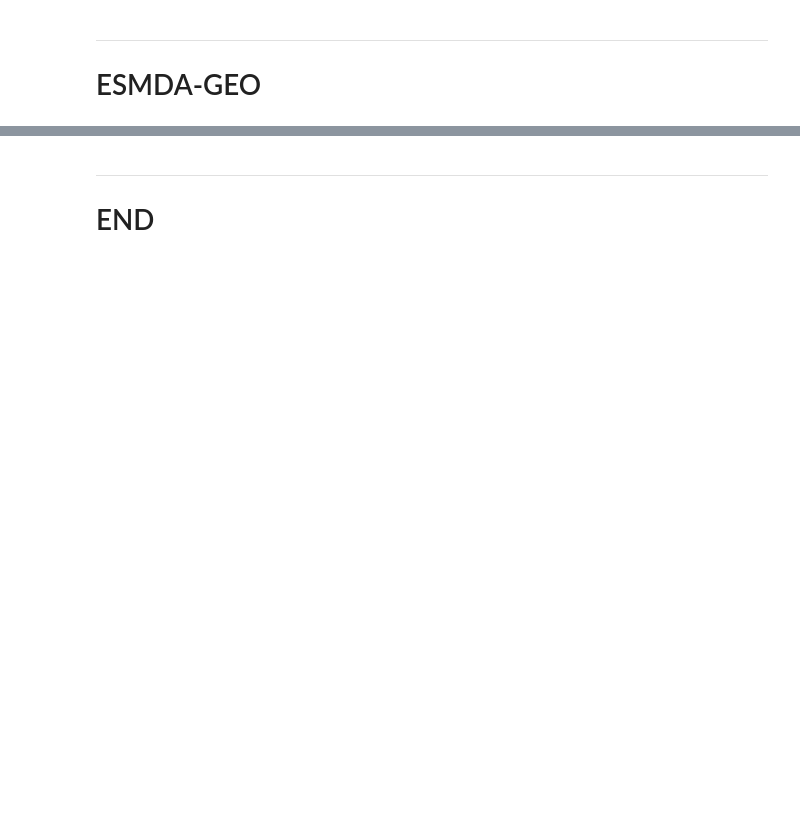
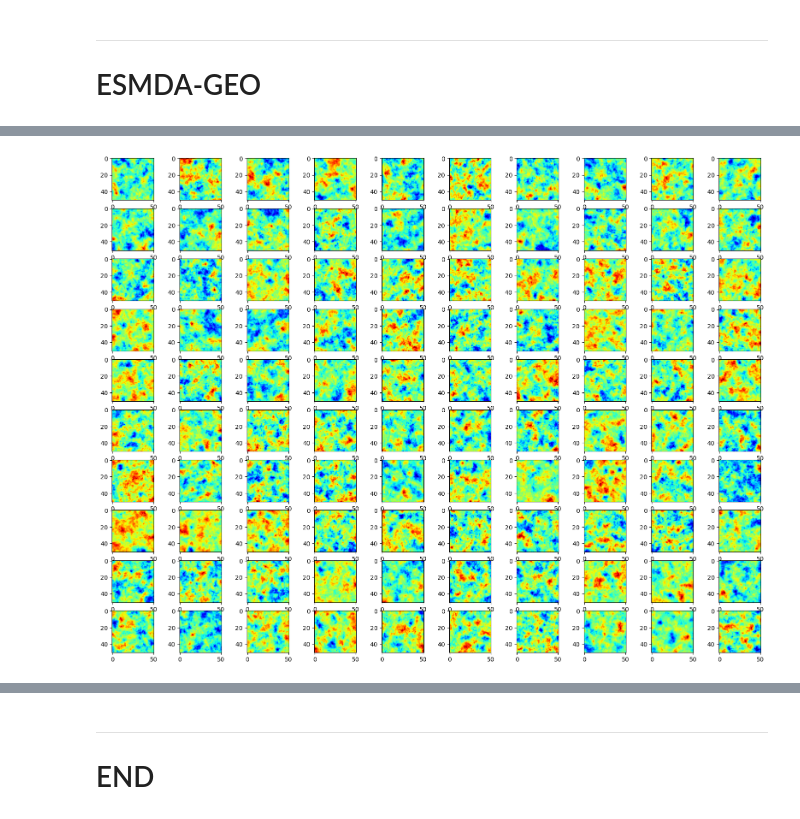
Before and after one commit to misaelmmorales/CO2-Spatial-Data-Assimilation, a Jupyter notebook: main.ipynb, the cells around one changed output, grey strips where cells are left out. Cells and saved outputs as stored; diff of their text form; code cells hidden in the pictures; blank space fills up the shorter version.

```diff
--- a/main.ipynb
+++ b/main.ipynb
@@ -142,0 +108,9 @@ plt.show()
+# %%
+k=0
+fig, axs =plt.subplots(10,10,figsize=(20,15))
+for i in range(10):
+    for j in range(10):
+        axs[i,j].imshow(solver.m_prior[k].reshape(51,51), 'jet')
+        k += 1
+# %% [output]
+[figure, added]
```
Also changed, not shown: parts of 14 cells of this notebook, 12 other files.
